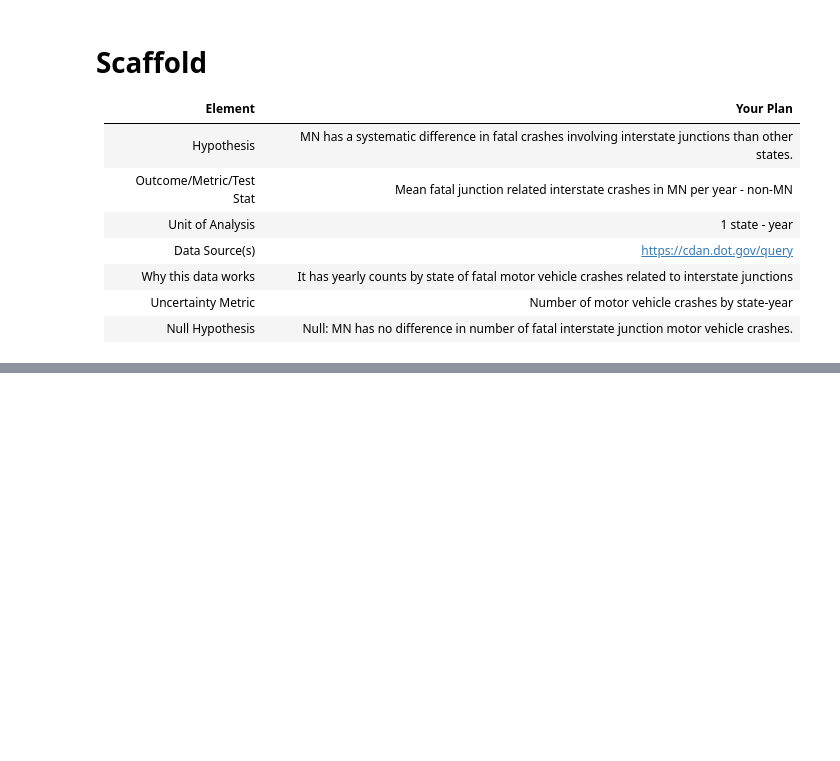
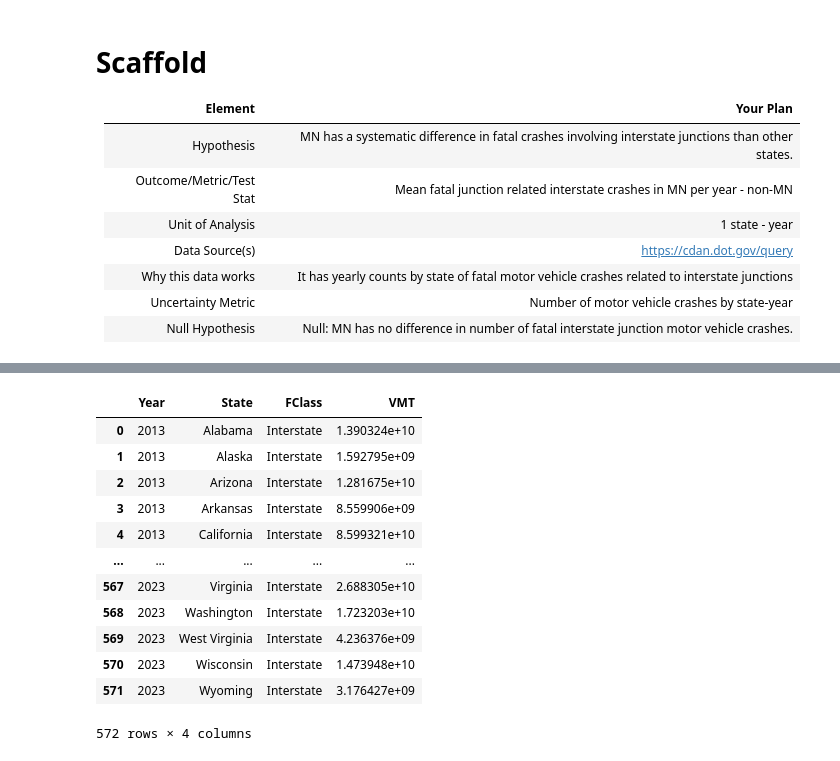
Before and after one commit to evan4629/SEIS631_Project_MN_Fatal_Merging, a Jupyter notebook: mn_drivers_hypothesis.ipynb, the cells around one changed output, grey strips where cells are left out. Cells and saved outputs as stored; diff of their text form; code cells hidden in the pictures; blank space fills up the shorter version.

```diff
--- a/mn_drivers_hypothesis.ipynb
+++ b/mn_drivers_hypothesis.ipynb
@@ -31,0 +176,18 @@ df
+# %%
+miles_clean = miles[(miles['Year']>2012) & (miles['FClass']=="Interstate")].copy()
+miles_clean = miles_clean.groupby(['Year','State','FClass'])['VMT'].sum().reset_index()
+miles_clean
+# %% [output]
+|  | Year | State | FClass | VMT |
+| 0 | 2013 | Alabama | Interstate | 1.390324e+10 |
+| 1 | 2013 | Alaska | Interstate | 1.592795e+09 |
+| 2 | 2013 | Arizona | Interstate | 1.281675e+10 |
+| 3 | 2013 | Arkansas | Interstate | 8.559906e+09 |
+| 4 | 2013 | California | Interstate | 8.599321e+10 |
+| ... | ... | ... | ... | ... |
+| 567 | 2023 | Virginia | Interstate | 2.688305e+10 |
+| 568 | 2023 | Washington | Interstate | 1.723203e+10 |
+| 569 | 2023 | West Virginia | Interstate | 4.236376e+09 |
+| 570 | 2023 | Wisconsin | Interstate | 1.473948e+10 |
+| 571 | 2023 | Wyoming | Interstate | 3.176427e+09 |
+572 rows × 4 columns
```
Also changed, not shown: parts of 15 cells of this notebook, 2 other files.
